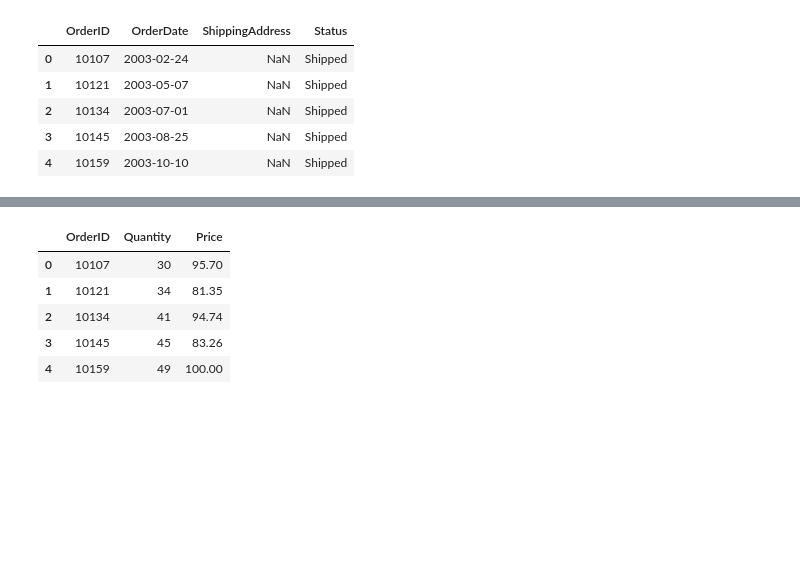
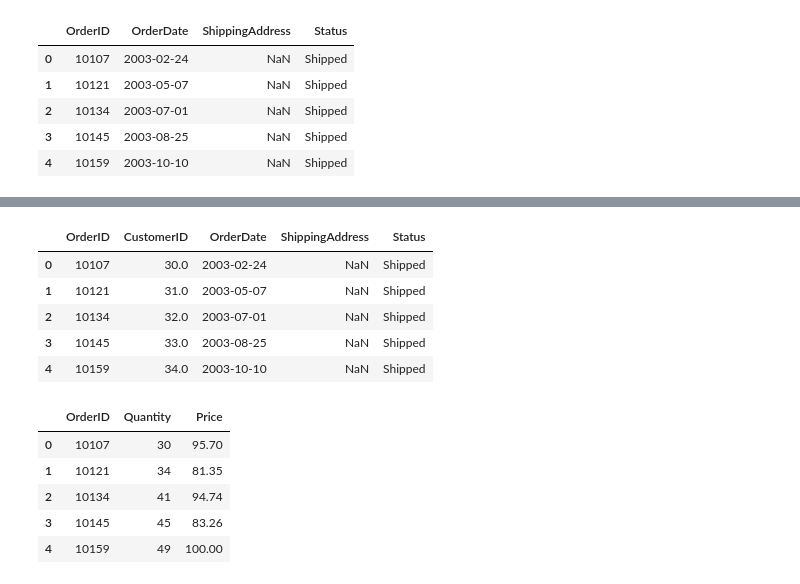
Before and after one commit to ronitreddy/DS-2002, a Jupyter notebook: Data_Project_1/Data_Project_1.ipynb, the cells around one changed output, grey strips where cells are left out. Saved outputs shown, nothing was run; the diff lists cells and outputs as text; code cells hidden in the pictures; blank space fills up the shorter version.

```diff
--- a/Data_Project_1/Data_Project_1.ipynb
+++ b/Data_Project_1/Data_Project_1.ipynb
@@ -355,3 +355,30 @@ csv_orders_df.head()
 | 2 | 10134 | 2003-07-01 | NaN | Shipped |
 | 3 | 10145 | 2003-08-25 | NaN | Shipped |
 | 4 | 10159 | 2003-10-10 | NaN | Shipped |
+# %%
+# Get the customerid for each order by merging dataframes
+try:
+    # Merge the csv_orders_df with csv_sales_data_df on the orderid and ordernumber columns
+    csv_orders_merged_df = pd.merge(csv_orders_df, csv_sales_data_df, how='left', left_on='OrderID', right_on='ORDERNUMBER')
+    csv_orders_merged_df.drop_duplicates(inplace=True)
+    csv_orders_merged_df.drop('ORDERNUMBER', axis=1, inplace=True)
+    # Extract the orderid and customername columns from csv_orders_merged_df
+    order_customer_df = csv_orders_merged_df[['OrderID', 'CUSTOMERNAME']].copy()
+    # Merge the order_customer_df with csv_customers_df on the firstname column
+    customers_merged_df = pd.merge(order_customer_df, csv_customers_df[['FirstName']], how='left', left_on='CUSTOMERNAME', right_on='FirstName')
+    customers_merged_df.drop('CUSTOMERNAME', axis=1, inplace=True)
+    customers_merged_df.drop_duplicates(inplace=True)
+except Exception as e:
+    print(f"Error in merging and processing dataframes: {e}")
+
+try:
+    # SQL query to fetch customerid and firstname from customers table
+    customer_id_query = "SELECT CustomerID, FirstName FROM Customers"
+    customer_id_df = pd.read_sql(customer_id_query, order_management_connection)
+    # Merge customer_id_df with merged_customer_df on the firstname column
+    final_customers_merged_df = pd.merge(customers_merged_df, customer_id_df, how='left', on='FirstName')
+    final_customers_merged_df.drop_duplicates(inplace=True)
+except Exception as e:
+    print(f"Error in fetching CustomerID data from database: {e}")
+
+final_customers_merged_df.head()
@@ -358,3 +392,18 @@ csv_orders_df.head()
+# %%
+try:
+    # Assign the customerid column from final_customers_merged_df to csv_orders_df
+    csv_orders_df.insert(1, 'CustomerID', final_customers_merged_df['CustomerID'])
+except Exception as e:
+    print(f"Error moving CustomerID column: {e}")
+
+csv_orders_df.head()
+# %% [output]
+|  | OrderID | CustomerID | OrderDate | ShippingAddress | Status |
+| 0 | 10107 | 30.0 | 2003-02-24 | NaN | Shipped |
+| 1 | 10121 | 31.0 | 2003-05-07 | NaN | Shipped |
+| 2 | 10134 | 32.0 | 2003-07-01 | NaN | Shipped |
+| 3 | 10145 | 33.0 | 2003-08-25 | NaN | Shipped |
+| 4 | 10159 | 34.0 | 2003-10-10 | NaN | Shipped |
 # %%
 # Load the orders data into the order_management database
 try:
```
Also changed, not shown: parts of 8 cells of this notebook.
